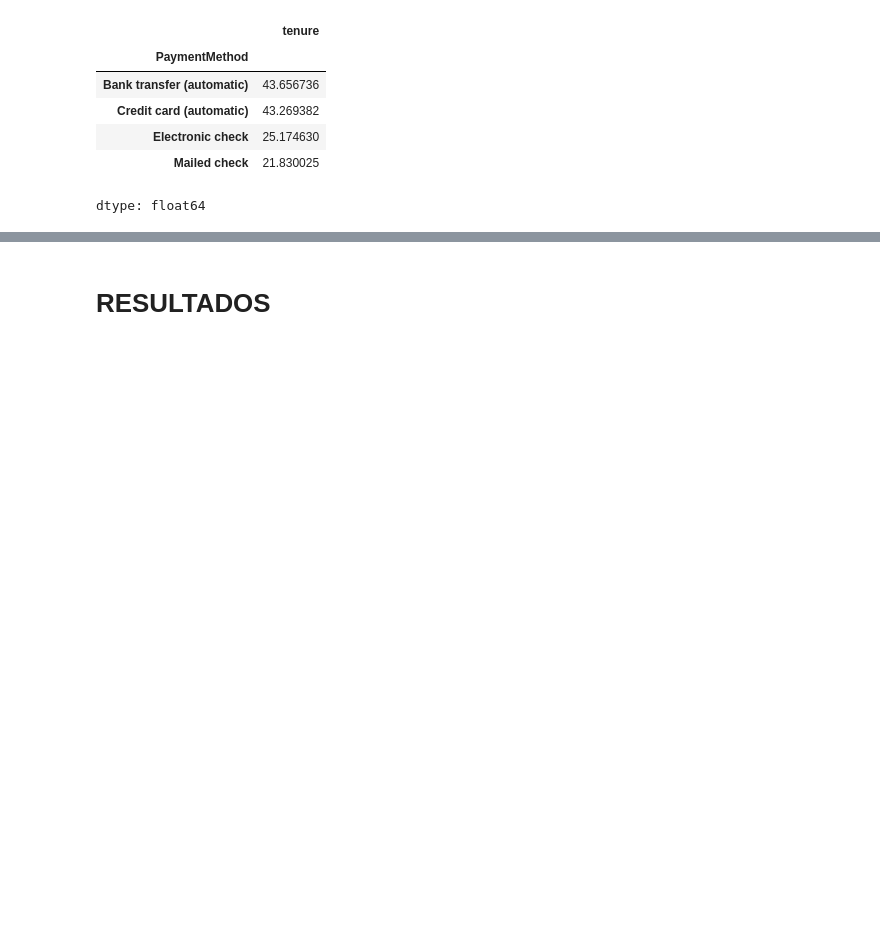
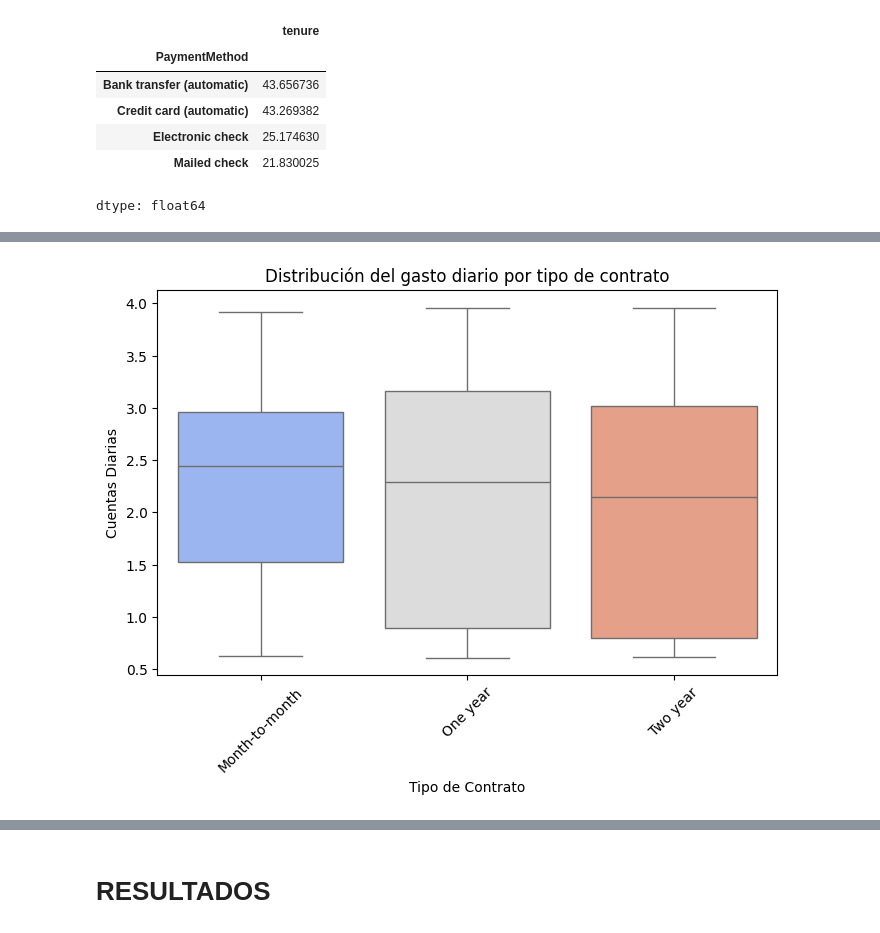
Before and after one commit to mauloredo/Challenge_Telecom_X, a Jupyter notebook: Challenge_Telecom_X.ipynb, the cells around one changed output, grey strips where cells are left out. Cells and saved outputs as stored; diff of their text form; code cells hidden in the pictures; blank space fills up the shorter version.

```diff
--- a/Challenge_Telecom_X.ipynb
+++ b/Challenge_Telecom_X.ipynb
@@ -1304,0 +1423,9 @@ dtype: float64
+# %%
+# Crear la nueva columna 'Cuentas_diarias' dividiendo MonthlyCharges entre 30
+clean_df["Cuentas_diarias"] = clean_df["MonthlyCharges"] / 30
+
+# Renombrar el dataframe
+df_gasto_diario = clean_df.copy()
+
+# Verificar que la nueva columna se agregó correctamente
+df_gasto_diario.head()
@@ -1304,0 +1440,11 @@ dtype: float64
+# %%
+plt.figure(figsize=(8,5))
+sns.boxplot(x=df_gasto_diario["Contract"], y=df_gasto_diario["Cuentas_diarias"], palette="coolwarm")
+
+plt.title("Distribución del gasto diario por tipo de contrato")
+plt.xlabel("Tipo de Contrato")
+plt.ylabel("Cuentas Diarias")
+plt.xticks(rotation=45)
+plt.show()
+# %% [output]
+[figure, added]
```
Also changed, not shown: parts of 18 cells of this notebook.
